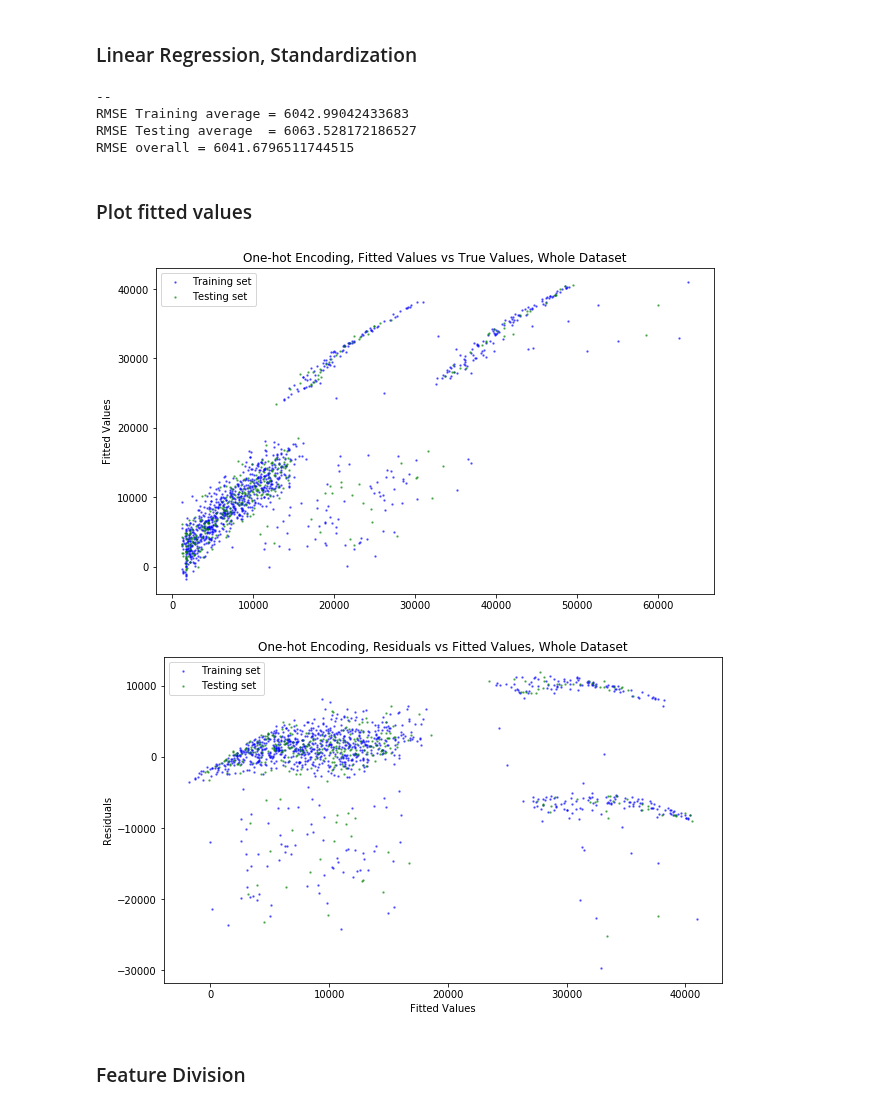
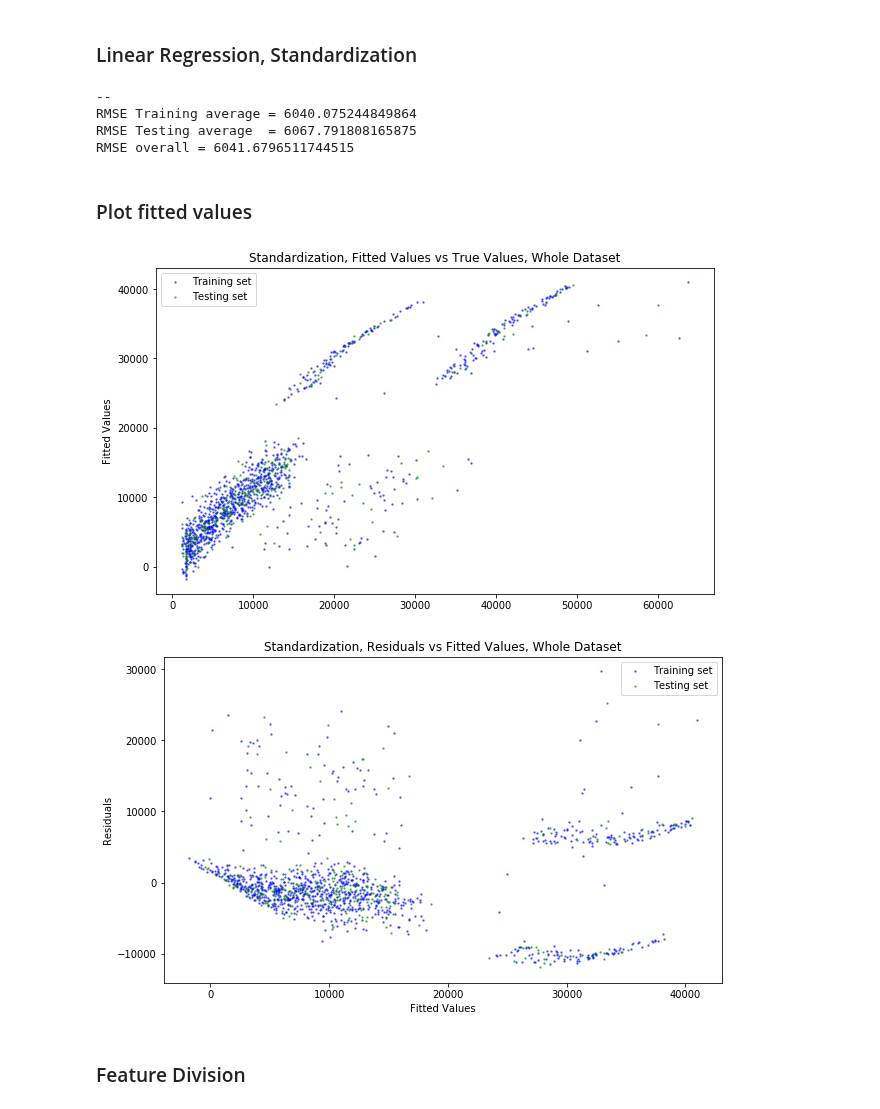
Before and after one commit to 219Winter2019adjz/Project4, a Jupyter notebook: Dataset3.ipynb, the cells around one changed output. Drawn from its saved outputs; the diff is of its cells as text; code cells hidden in the pictures.

Commit message:
Fixed Resid plots, Added bonus feature encoding.

```diff
--- a/Dataset3.ipynb
+++ b/Dataset3.ipynb
@@ -76,7 +76,7 @@ model = LinearRegression()
 X = X_onehot_encoded
 y = y_
 
-kf = KFold(n_splits=10)
+kf = KFold(n_splits=10, shuffle = True)
 rmse_per_fold_train = []
 rmse_per_fold_test = []
 i = 0
@@ -159,7 +159,7 @@ model = LinearRegression()
 X = X_scaled_onehot_encoded
 y = y_
 
-kf = KFold(n_splits=10)
+kf = KFold(n_splits=10, shuffle = True)
 rmse_per_fold_train = []
 rmse_per_fold_test = []
 i = 0
@@ -185,43 +185,43 @@ rmse_val = rmse(model.predict(X), y)
 print('RMSE overall = {}'.format(rmse_val))
 # %% [output]
 --
-RMSE Training average = 6042.99042433683
-RMSE Testing average  = 6063.528172186527
+RMSE Training average = 6040.075244849864
+RMSE Testing average  = 6067.791808165875
 RMSE overall = 6041.6796511744515
 # %% [markdown]
 ### Plot fitted values
 # %%
 X = X_scaled_onehot_encoded
 y = y_
 
 X_train, X_test, y_train, y_test = train_test_split(X, y, test_size=0.25, random_state=1)
 
 model.fit(X_train, y_train)
 
 pred_train = model.predict(X_train)
 
 # Fitted values vs true values
 plt.scatter(y_train, model.predict(X_train), c='b', s=2, alpha=0.5)
 plt.scatter(y_test, model.predict(X_test), c='g', s=2, alpha=0.5)
 # plt.hlines(y=0,xmin=0,xmax=50)
-plt.title('One-hot Encoding, Fitted Values vs True Values, Whole Dataset')
+plt.title('Standardization, Fitted Values vs True Values, Whole Dataset')
 plt.ylabel('True Values')
 plt.ylabel('Fitted Values')
 plt.legend(['Training set', 'Testing set'])
 
 plt.figure()
 # Residuals vs Fitted values
-plt.scatter(model.predict(X_train), model.predict(X_train) - y_train, c='b', s=2, alpha=0.5)
-plt.scatter(model.predict(X_test), model.predict(X_test) - y_test, c='g', s=2, alpha=0.5)
+plt.scatter(model.predict(X_train), -model.predict(X_train) + y_train, c='b', s=2, alpha=0.5)
+plt.scatter(model.predict(X_test), -model.predict(X_test) + y_test, c='g', s=2, alpha=0.5)
 # plt.hlines(y=0,xmin=0,xmax=50)
-plt.title('One-hot Encoding, Residuals vs Fitted Values, Whole Dataset')
+plt.title('Standardization, Residuals vs Fitted Values, Whole Dataset')
 plt.xlabel('Fitted Values')
 plt.ylabel('Residuals')
 plt.legend(['Training set', 'Testing set'])
 plt.show()
 # %% [output]
-[figure, old version]
+[figure, new version]
-[figure, old version]
+[figure, new version]
 # %% [markdown]
 ### Feature Division
 # %%
```
Also changed, not shown: parts of 17 cells of this notebook, 2 other files.
